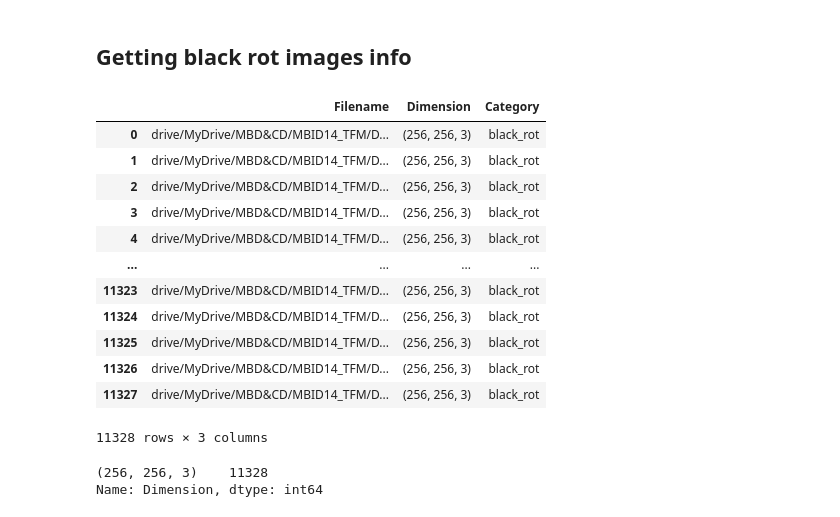
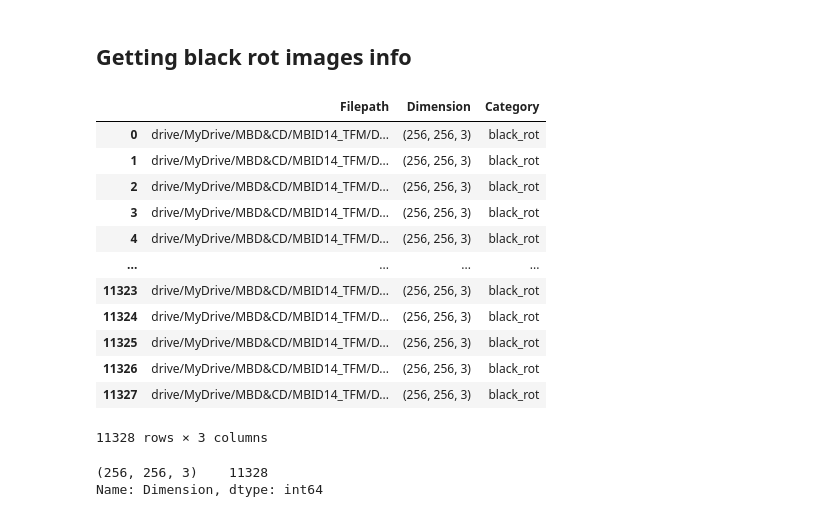
Before and after one commit to jramon-mm/14MBID-TFM, a Jupyter notebook: Crop-Disease-Detection/Crop_disease_detection.ipynb, the cells around one changed output. Drawn from its saved outputs; the diff is of its cells as text; code cells hidden in the pictures.

```diff
--- a/Crop-Disease-Detection/Crop_disease_detection.ipynb
+++ b/Crop-Disease-Detection/Crop_disease_detection.ipynb
@@ -23,13 +23,13 @@ healthy_category = []
 healthy_imgs_dimensions = []
 
 # Reading healthy images and saving their information
-for filename in os.listdir(healthy_imgs_path):
-  healthy_img_path = os.path.join(healthy_imgs_path, filename)
+for filepath in os.listdir(healthy_imgs_path):
+  healthy_img_path = os.path.join(healthy_imgs_path, filepath)
   healthy_imgs_paths.append(healthy_img_path)
   healthy_category.append('healthy')
   healthy_img = cv2.imread(healthy_img_path)
   healthy_imgs_dimensions.append(healthy_img.shape)
 
-df_healthy = pd.DataFrame({'Filename': healthy_imgs_paths, 'Dimension': healthy_imgs_dimensions, 'Category': healthy_category})
+df_healthy = pd.DataFrame({'Filepath': healthy_imgs_paths, 'Dimension': healthy_imgs_dimensions, 'Category': healthy_category})
 df_healthy
 # %% [output]
@@ -65,13 +65,13 @@ esca_category = []
 esca_imgs_dimensions = []
 
 # Reading esca images and saving their information
-for filename in os.listdir(esca_imgs_path):
-  esca_img_path = os.path.join(esca_imgs_path, filename)
+for filepath in os.listdir(esca_imgs_path):
+  esca_img_path = os.path.join(esca_imgs_path, filepath)
   esca_imgs_paths.append(esca_img_path)
   esca_category.append('esca')
   esca_img = cv2.imread(esca_img_path)
   esca_imgs_dimensions.append(esca_img.shape)
 
-df_esca = pd.DataFrame({'Filename': esca_imgs_paths, 'Dimension': esca_imgs_dimensions, 'Category': esca_category})
+df_esca = pd.DataFrame({'Filepath': esca_imgs_paths, 'Dimension': esca_imgs_dimensions, 'Category': esca_category})
 df_esca
 # %% [output]
@@ -102,22 +102,22 @@ df_esca.to_csv('grape_esca_full.csv', index=False)
 # %%
 # Defining variables
 black_rot_imgs_path = 'drive/MyDrive/MBD&CD/MBID14_TFM/DL/Grape_imgs/black_rot'
 black_rot_imgs_paths = []
 black_rot_category = []
 black_rot_imgs_dimensions = []
 
 # Reading black rot images and saving their information
-for filename in os.listdir(black_rot_imgs_path):
-  black_rot_img_path = os.path.join(black_rot_imgs_path, filename)
+for filepath in os.listdir(black_rot_imgs_path):
+  black_rot_img_path = os.path.join(black_rot_imgs_path, filepath)
   black_rot_imgs_paths.append(black_rot_img_path)
   black_rot_category.append('black_rot')
   black_rot_img = cv2.imread(black_rot_img_path)
   black_rot_imgs_dimensions.append(black_rot_img.shape)
 
-df_black_rot = pd.DataFrame({'Filename': black_rot_imgs_paths, 'Dimension': black_rot_imgs_dimensions, 'Category': black_rot_category})
+df_black_rot = pd.DataFrame({'Filepath': black_rot_imgs_paths, 'Dimension': black_rot_imgs_dimensions, 'Category': black_rot_category})
 df_black_rot
 # %% [output]
-|  | Filename | Dimension | Category |
+|  | Filepath | Dimension | Category |
 | 0 | drive/MyDrive/MBD&CD/MBID14_TFM/D... | (256, 256, 3) | black_rot |
 | 1 | drive/MyDrive/MBD&CD/MBID14_TFM/D... | (256, 256, 3) | black_rot |
 | 2 | drive/MyDrive/MBD&CD/MBID14_TFM/D... | (256, 256, 3) | black_rot |
```
Also changed, not shown: parts of 31 cells of this notebook.
